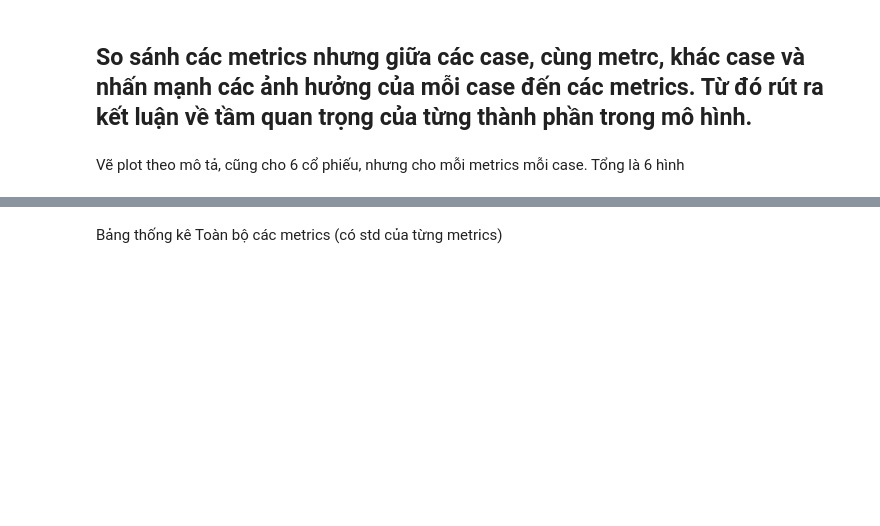
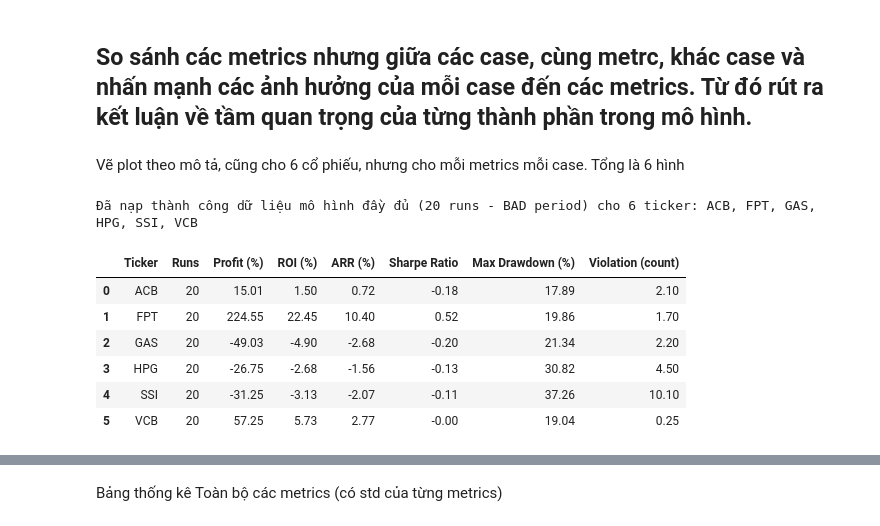
Before and after one commit to kohi-vip/SARSA_FinancialRL, a Jupyter notebook: application/JOURNAL_2026/ablation_study_graph.ipynb, the cells around one changed output, grey strips where cells are left out. Drawn from its saved outputs; the diff is of its cells as text; code cells hidden in the pictures; blank space fills up the shorter version.

```diff
--- a/application/JOURNAL_2026/ablation_study_graph.ipynb
+++ b/application/JOURNAL_2026/ablation_study_graph.ipynb
@@ -203,3 +203,73 @@ plot_ablation_case('without_confident_weighting')
 ## So sánh các metrics nhưng giữa các case, cùng metrc, khác case và nhấn mạnh các ảnh hưởng của mỗi case đến các metrics. Từ đó rút ra kết luận về tầm quan trọng của từng thành phần trong mô hình.
 # %% [markdown]
 Vẽ plot theo mô tả, cũng cho 6 cổ phiếu, nhưng cho mỗi metrics mỗi case. Tổng là 6 hình
+# %%
+# ==============================================================================
+# TRUYỀN DỮ LIỆU METRIC TỪ MÔ HÌNH ĐẦY ĐỦ (FULL MODEL / PROPOSED UCB) - BAD PERIOD
+# Lấy dữ liệu từ 20 lần huấn luyện (runs=20) của 6 mã cổ phiếu trong V-Experiment Results
+# ==============================================================================
+from IPython.display import display
+
+def find_full_experiment_dir(start: Path) -> Path:
+    """Tìm thư mục V-Experiment Results từ thư mục hiện tại hoặc các thư mục cha."""
+    start = start.resolve()
+    relative_locations = (
+        Path('V-Experiment Results'),
+        Path('application/JOURNAL_2026/V-Experiment Results'),
+    )
+    for parent in (start, *start.parents):
+        for relative in relative_locations:
+            candidate = parent / relative
+            if candidate.is_dir():
+                return candidate
+    raise FileNotFoundError('Không tìm thấy thư mục V-Experiment Results.')
+
+
+RESULTS_DIR = find_full_experiment_dir(Path.cwd())
+FULL_MODEL_KEY = 'UNCERTAINTY_AWARE_UCB_009'
+FULL_CASE_KEY = 'full_model'
+SCENARIO = 'bad'
+
+full_model_frames = []
+for ticker in TICKERS:
+    summary_path = RESULTS_DIR / ticker / SCENARIO / 'three_strategy_summary.csv'
+    if not summary_path.is_file():
+        raise FileNotFoundError(f'Không tìm thấy file tóm tắt kết quả cho {ticker} tại: {summary_path}')
+
+    df_exp = pd.read_csv(summary_path)
+    # Lấy đúng dòng của mô hình đầy đủ cả 3 thành phần (20 runs trên bộ dữ liệu BAD)
+    row_full = df_exp[df_exp['model_key'].eq(FULL_MODEL_KEY)].copy()
+    if row_full.empty:
+        row_full = df_exp[df_exp['model'].str.contains('UCB', case=False, na=False)].copy()
+
+    if row_full.empty:
+        raise ValueError(f'Không tìm thấy kết quả của mô hình đầy đủ trong file {summary_path}')
+
+    row_full['_ticker'] = ticker
+    row_full['_case'] = FULL_CASE_KEY
+    full_model_frames.append(row_full)
+
+full_model_results = pd.concat(full_model_frames, ignore_index=True)
+
+# Tạo dataframe tổng hợp gồm cả 3 case Ablation và mô hình Đầy đủ
+combined_results = pd.concat([ablation_results, full_model_results], ignore_index=True)
+
+print(
+    f'Đã nạp thành công dữ liệu mô hình đầy đủ (20 runs - BAD period) '
+    f'cho {len(full_model_results)} ticker: {", ".join(full_model_results["_ticker"])}'
+)
+
+# Hiển thị bảng tóm tắt 6 metric của mô hình đầy đủ để tiện kiểm tra
+summary_cols = ['_ticker', 'runs'] + [col for col, _ in METRICS]
+display_summary = full_model_results[summary_cols].copy()
+display_summary.columns = ['Ticker', 'Runs'] + [label for _, label in METRICS]
+display(display_summary.round(2))
+# %% [output]
+Đã nạp thành công dữ liệu mô hình đầy đủ (20 runs - BAD period) cho 6 ticker: ACB, FPT, GAS, HPG, SSI, VCB
+|  | Ticker | Runs | Profit (%) | ROI (%) | ARR (%) | Sharpe Ratio | Max Drawdown (%) | Violation (count) |
+| 0 | ACB | 20 | 15.01 | 1.50 | 0.72 | -0.18 | 17.89 | 2.10 |
+| 1 | FPT | 20 | 224.55 | 22.45 | 10.40 | 0.52 | 19.86 | 1.70 |
+| 2 | GAS | 20 | -49.03 | -4.90 | -2.68 | -0.20 | 21.34 | 2.20 |
+| 3 | HPG | 20 | -26.75 | -2.68 | -1.56 | -0.13 | 30.82 | 4.50 |
+| 4 | SSI | 20 | -31.25 | -3.13 | -2.07 | -0.11 | 37.26 | 10.10 |
+| 5 | VCB | 20 | 57.25 | 5.73 | 2.77 | -0.00 | 19.04 | 0.25 |
```
Also changed, not shown: parts of 2 cells of this notebook.
